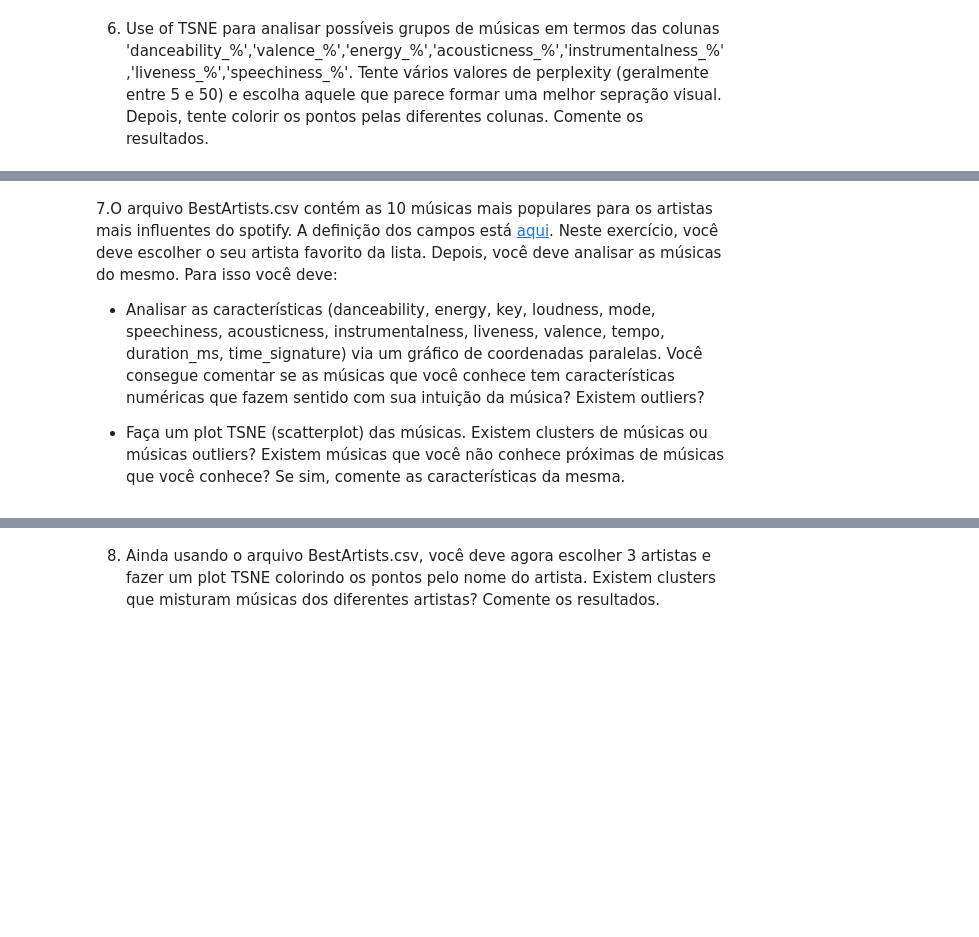
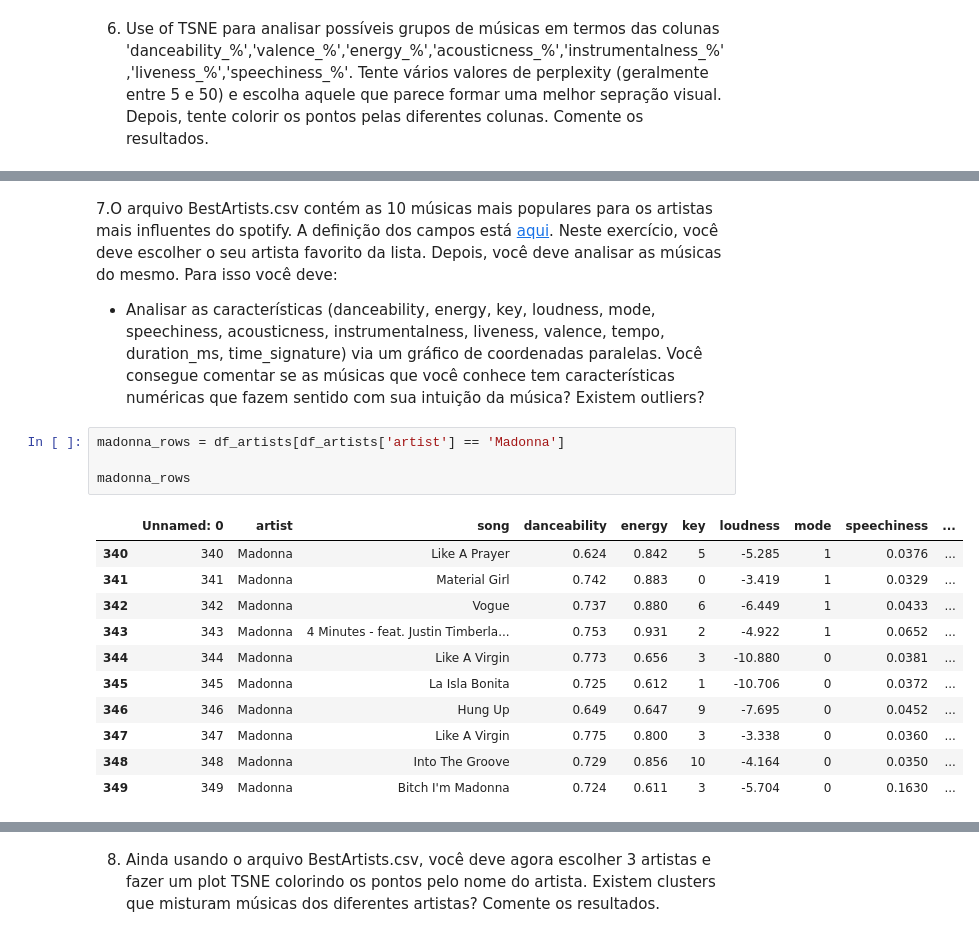
Before and after one commit to gisele-mgs/giselemms, a Jupyter notebook: Exercício_Spotify.ipynb, the cells around one changed output, grey strips where cells are left out. Drawn from its saved outputs; the diff is of its cells as text; blank space fills up the shorter version.

```diff
--- a/Exercício_Spotify.ipynb
+++ b/Exercício_Spotify.ipynb
@@ -80,5 +214,19 @@ Principais características do conjunto de dados:
 7.O arquivo BestArtists.csv contém as 10 músicas mais populares para os artistas mais influentes do spotify. A definição dos campos está [aqui](https://developer.spotify.com/documentation/web-api/reference/get-audio-features). Neste exercício, você deve escolher o seu artista favorito da lista. Depois, você deve analisar as músicas do mesmo. Para isso você deve:
 
 - Analisar as características (danceability,	energy,	key,	loudness,	mode,	speechiness,	acousticness,	instrumentalness,	liveness,	valence,	tempo,	duration_ms,	time_signature) via um gráfico de coordenadas paralelas. Você consegue comentar se as músicas que você conhece tem características numéricas que fazem sentido com sua intuição da música? Existem outliers?
-
-- Faça um plot TSNE (scatterplot) das músicas. Existem clusters de músicas ou músicas outliers? Existem músicas que você não conhece próximas de músicas que você conhece? Se sim, comente as características da mesma.
+# %%
+madonna_rows = df_artists[df_artists['artist'] == 'Madonna']
+
+madonna_rows
+# %% [output]
+|  | Unnamed: 0 | artist | song | danceability | energy | key | loudness | mode | speechiness | ... |
+| 340 | 340 | Madonna | Like A Prayer | 0.624 | 0.842 | 5 | -5.285 | 1 | 0.0376 | ... |
+| 341 | 341 | Madonna | Material Girl | 0.742 | 0.883 | 0 | -3.419 | 1 | 0.0329 | ... |
+| 342 | 342 | Madonna | Vogue | 0.737 | 0.880 | 6 | -6.449 | 1 | 0.0433 | ... |
+| 343 | 343 | Madonna | 4 Minutes - feat. Justin Timberla... | 0.753 | 0.931 | 2 | -4.922 | 1 | 0.0652 | ... |
+| 344 | 344 | Madonna | Like A Virgin | 0.773 | 0.656 | 3 | -10.880 | 0 | 0.0381 | ... |
+| 345 | 345 | Madonna | La Isla Bonita | 0.725 | 0.612 | 1 | -10.706 | 0 | 0.0372 | ... |
+| 346 | 346 | Madonna | Hung Up | 0.649 | 0.647 | 9 | -7.695 | 0 | 0.0452 | ... |
+| 347 | 347 | Madonna | Like A Virgin | 0.775 | 0.800 | 3 | -3.338 | 0 | 0.0360 | ... |
+| 348 | 348 | Madonna | Into The Groove | 0.729 | 0.856 | 10 | -4.164 | 0 | 0.0350 | ... |
+| 349 | 349 | Madonna | Bitch I'm Madonna | 0.724 | 0.611 | 3 | -5.704 | 0 | 0.1630 | ... |
```
Also changed, not shown: parts of 23 cells of this notebook.
